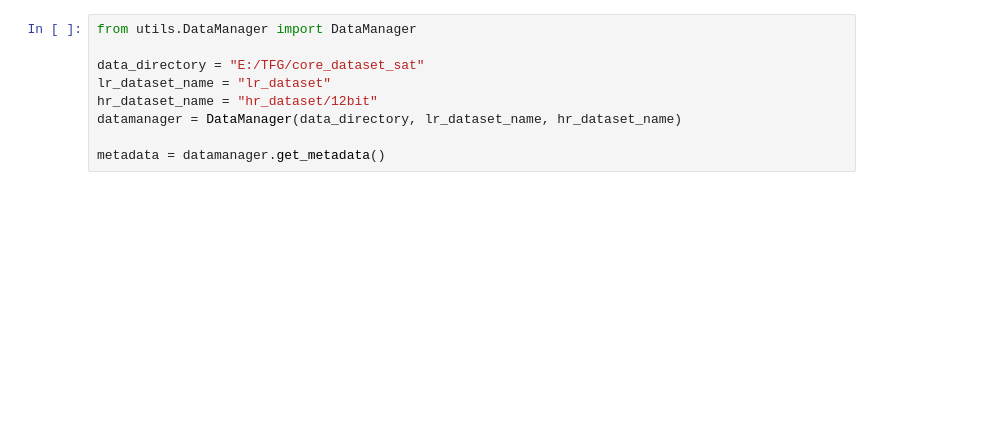
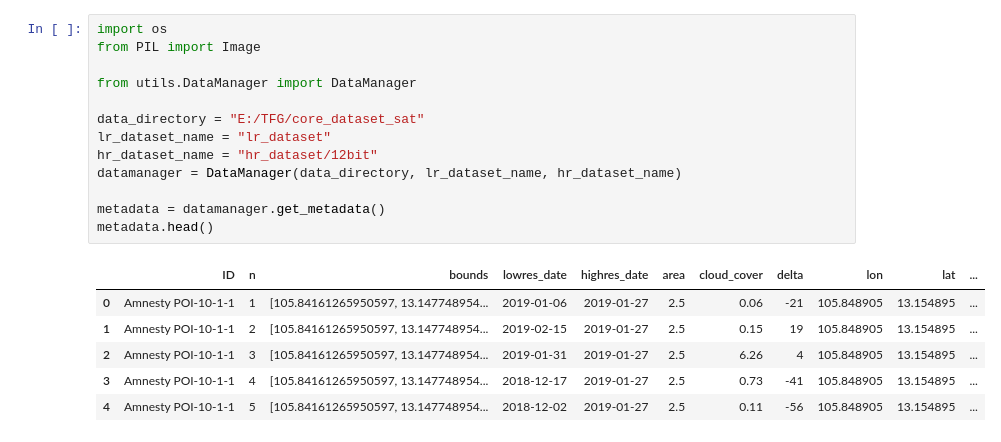
Before and after one commit to Descalabreitor/Satelite_images_processing, a Jupyter notebook: data_exploration.ipynb, the cells around one changed output. Drawn from its saved outputs; the diff is of its cells as text; blank space fills up the shorter version.

Commit message:
procesamiento de imagenes

```diff
--- a/data_exploration.ipynb
+++ b/data_exploration.ipynb
@@ -1,9 +1,20 @@
 # %%
+import os
+from PIL import Image
+
 from utils.DataManager import DataManager
 
 data_directory = "E:/TFG/core_dataset_sat"
 lr_dataset_name = "lr_dataset"
 hr_dataset_name = "hr_dataset/12bit"
 datamanager = DataManager(data_directory, lr_dataset_name, hr_dataset_name)
 
 metadata = datamanager.get_metadata()
+metadata.head()
+# %% [output]
+|  | ID | n | bounds | lowres_date | highres_date | area | cloud_cover | delta | lon | lat | ... |
+| 0 | Amnesty POI-10-1-1 | 1 | [105.84161265950597, 13.147748954... | 2019-01-06 | 2019-01-27 | 2.5 | 0.06 | -21 | 105.848905 | 13.154895 | ... |
+| 1 | Amnesty POI-10-1-1 | 2 | [105.84161265950597, 13.147748954... | 2019-02-15 | 2019-01-27 | 2.5 | 0.15 | 19 | 105.848905 | 13.154895 | ... |
+| 2 | Amnesty POI-10-1-1 | 3 | [105.84161265950597, 13.147748954... | 2019-01-31 | 2019-01-27 | 2.5 | 6.26 | 4 | 105.848905 | 13.154895 | ... |
+| 3 | Amnesty POI-10-1-1 | 4 | [105.84161265950597, 13.147748954... | 2018-12-17 | 2019-01-27 | 2.5 | 0.73 | -41 | 105.848905 | 13.154895 | ... |
+| 4 | Amnesty POI-10-1-1 | 5 | [105.84161265950597, 13.147748954... | 2018-12-02 | 2019-01-27 | 2.5 | 0.11 | -56 | 105.848905 | 13.154895 | ... |
```
Also changed, not shown: parts of 5 cells of this notebook, 1 other file.
